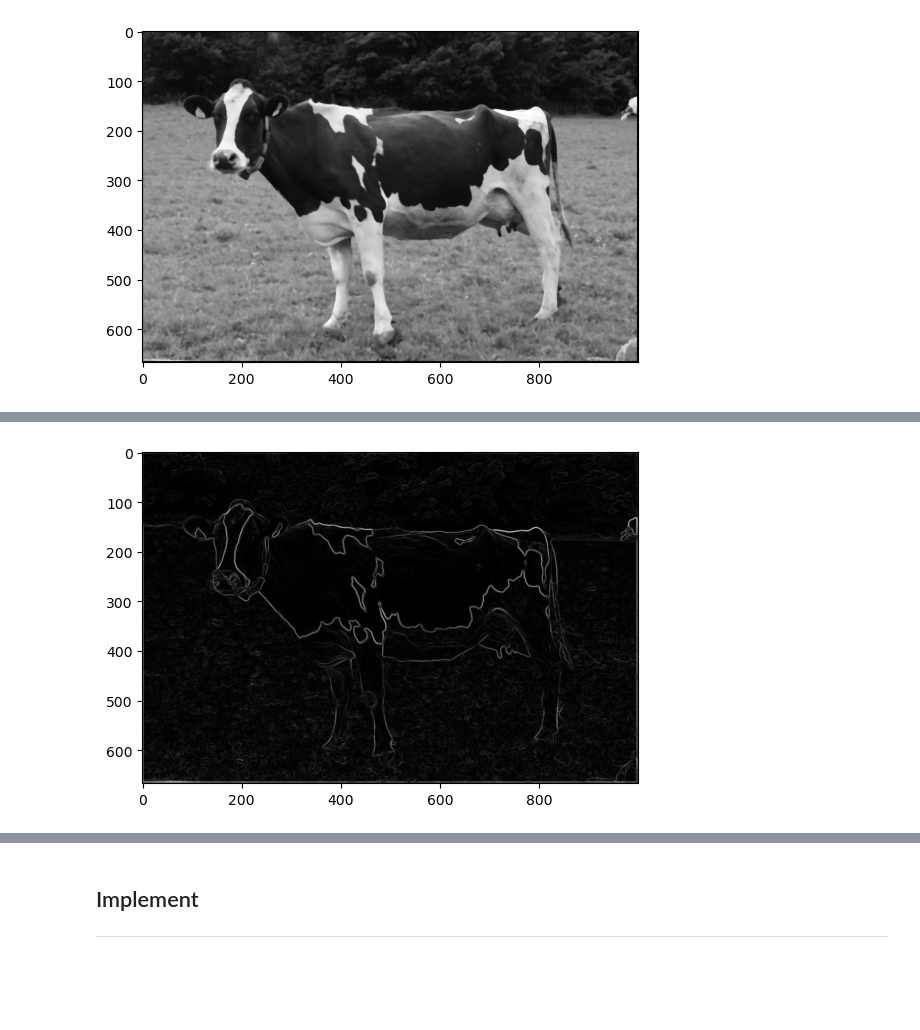
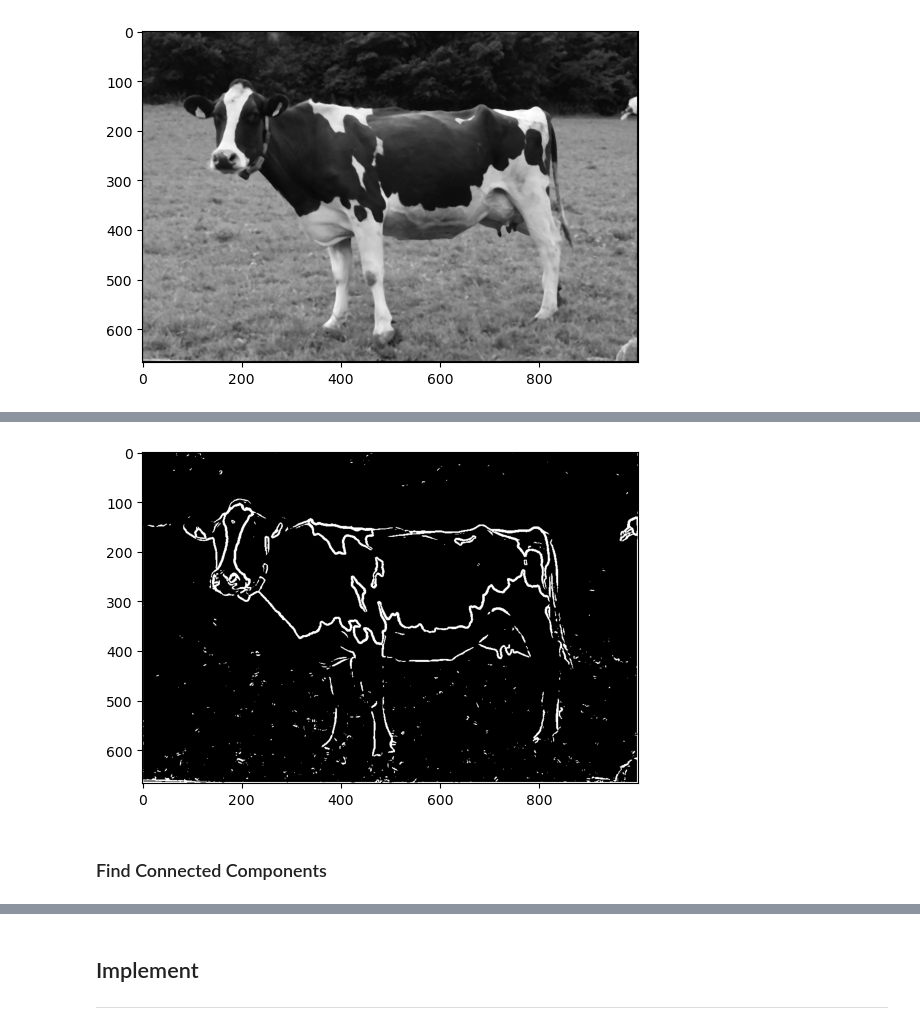
Before and after one commit to jon-mun/cow-segmentation, a Jupyter notebook: edge.ipynb, the cells around one changed output, grey strips where cells are left out. Drawn from its saved outputs; the diff is of its cells as text; code cells hidden in the pictures; blank space fills up the shorter version.

Commit message:
add gaussian filter, connected components, and fix resize interpolation

```diff
--- a/edge.ipynb
+++ b/edge.ipynb
@@ -115,6 +118,10 @@ def edge_detection(
     for i in range(len(img)):
         edge.append([])
         for j in range(len(img[0])):
+            # remove edge pixels in image boundary
+            if i == 0 or i == len(img) - 1 or j == 0 or j == len(img[0]) - 1:
+                edge[i].append([0])
+                continue
             # calculate the gradient magnitude
             edge[i].append([int((Ix[i][j]**2 + Iy[i][j]**2)**0.5)])
 
@@ -180,0 +200,26 @@ I.show(median, gray=True)
+# %%
+import math
+
+def generate_gaussian_kernel(size, sigma):
+    kernel = [[0.0] * size for _ in range(size)]
+    center = size // 2
+    total = 0.0
+
+    for i in range(size):
+        for j in range(size):
+            x = i - center
+            y = j - center
+            exponent = -(x ** 2 + y ** 2) / (2 * sigma ** 2)
+            kernel[i][j] = math.exp(exponent)
+            total += kernel[i][j]
+
+    # Normalize the kernel
+    for i in range(size):
+        for j in range(size):
+            kernel[i][j] /= total
+            kernel[i][j] = round(kernel[i][j], 2)
+
+    return kernel
+# %%
+gaussian_kernel = generate_gaussian_kernel(5, 2)
+gaussian_kernel
@@ -180,0 +232,2 @@ I.show(median, gray=True)
+# %%
+blurred_img = convolution(gray, gaussian_kernel)
@@ -181,5 +238,8 @@ I.show(median, gray=True)
 # %%
-edge = edge_detection(median)
+edge = edge_detection(blurred_img)
+edge = edge_threshold(edge, threshold=110)
 I.show(edge, gray=True)
 # %% [output]
-[figure, old version]
+[figure, new version]
+# %% [markdown]
+### Find Connected Components
```
Also changed, not shown: parts of 12 cells of this notebook, 1 other file.
